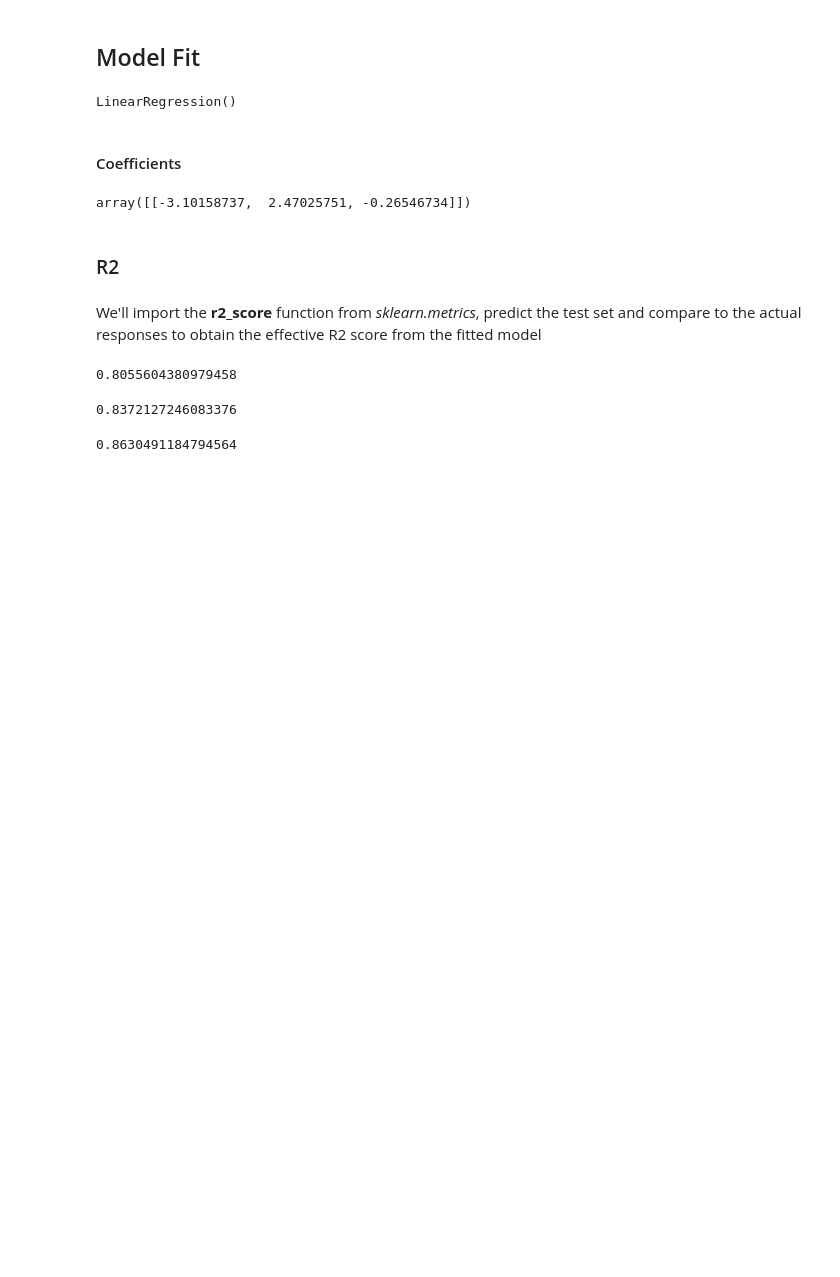
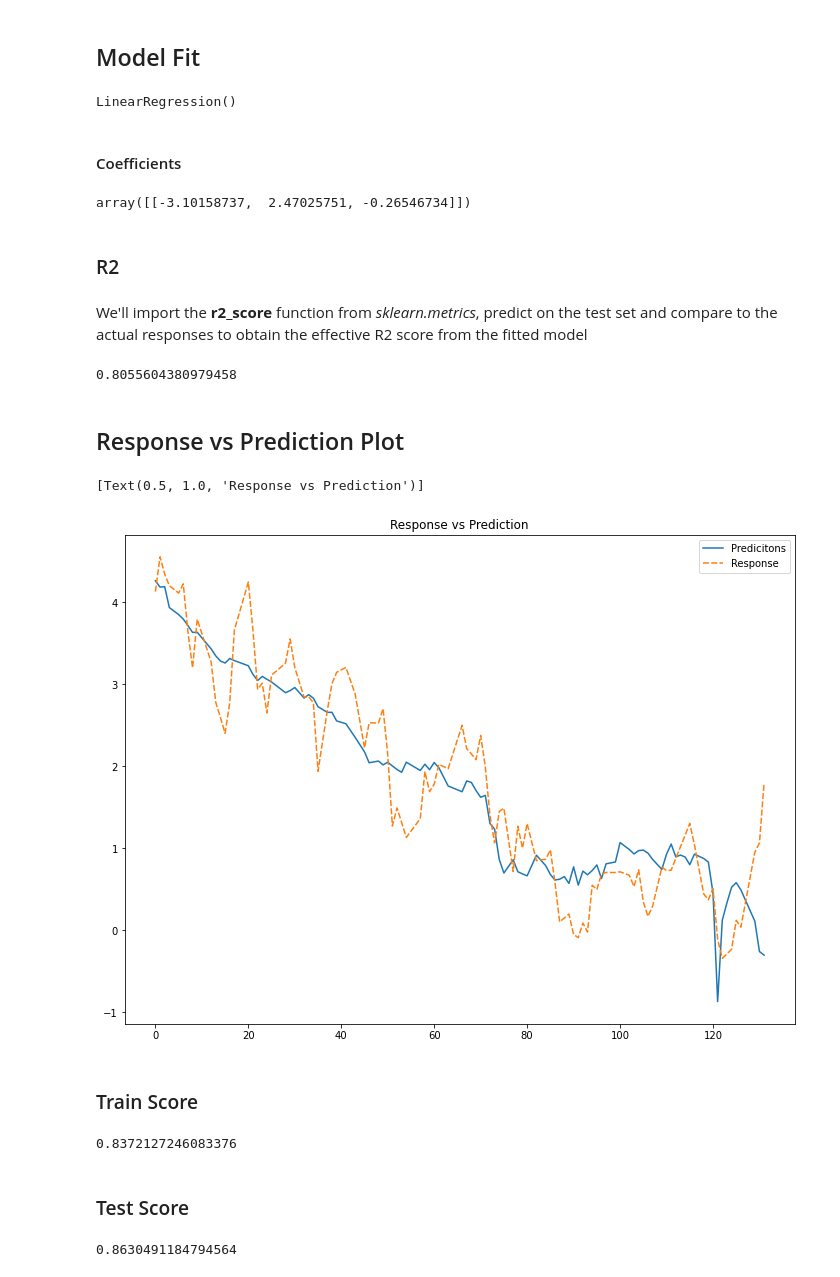
Before and after one commit to thales-gomes/Machine-Learning-Final, a Jupyter notebook: Untitled.ipynb, the cells around one changed output. Cells and saved outputs as stored; diff of their text form; code cells hidden in the pictures; blank space fills up the shorter version.

```diff
--- a/Untitled.ipynb
+++ b/Untitled.ipynb
@@ -359,7 +393,7 @@ array([[-3.10158737,  2.47025751, -0.26546734]])
 # %% [markdown]
 ### R2
 # %% [markdown]
-We'll import the **r2_score** function from *sklearn.metrics*, predict the test set and compare to the actual responses to obtain the effective R2 score from the fitted model
+We'll import the **r2_score** function from *sklearn.metrics*, predict on the test set and compare to the actual responses to obtain the effective R2 score from the fitted model
 # %%
 from sklearn.metrics import r2_score
 # %%
@@ -367,10 +401,24 @@ predictions = lr.predict(X_train)
 r2_score(predictions, y_train)
 # %% [output]
 0.8055604380979458
+# %%
+pred_df = pd.DataFrame({'Predicitons': predictions, 'Response': y_train})
+# %% [markdown]
+## Response vs Prediction Plot
+# %%
+plot = sns.lineplot(data=pred_df)
+plot.set(title='Response vs Prediction')
+# %% [output]
+[Text(0.5, 1.0, 'Response vs Prediction')]
+[figure, added]
+# %% [markdown]
+### Train Score
 # %%
 lr.score(X_train, y_train)
 # %% [output]
 0.8372127246083376
+# %% [markdown]
+### Test Score
 # %%
 lr.score(X_test, y_test)
 # %% [output]
```
Also changed, not shown: parts of 20 cells of this notebook.
